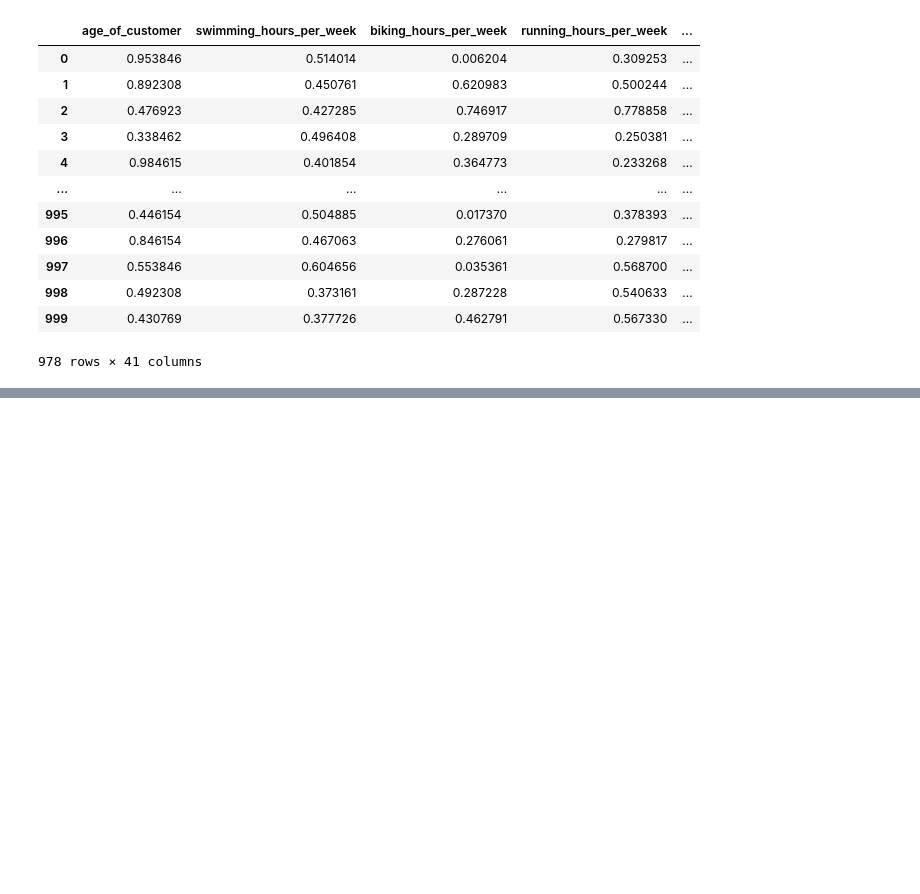
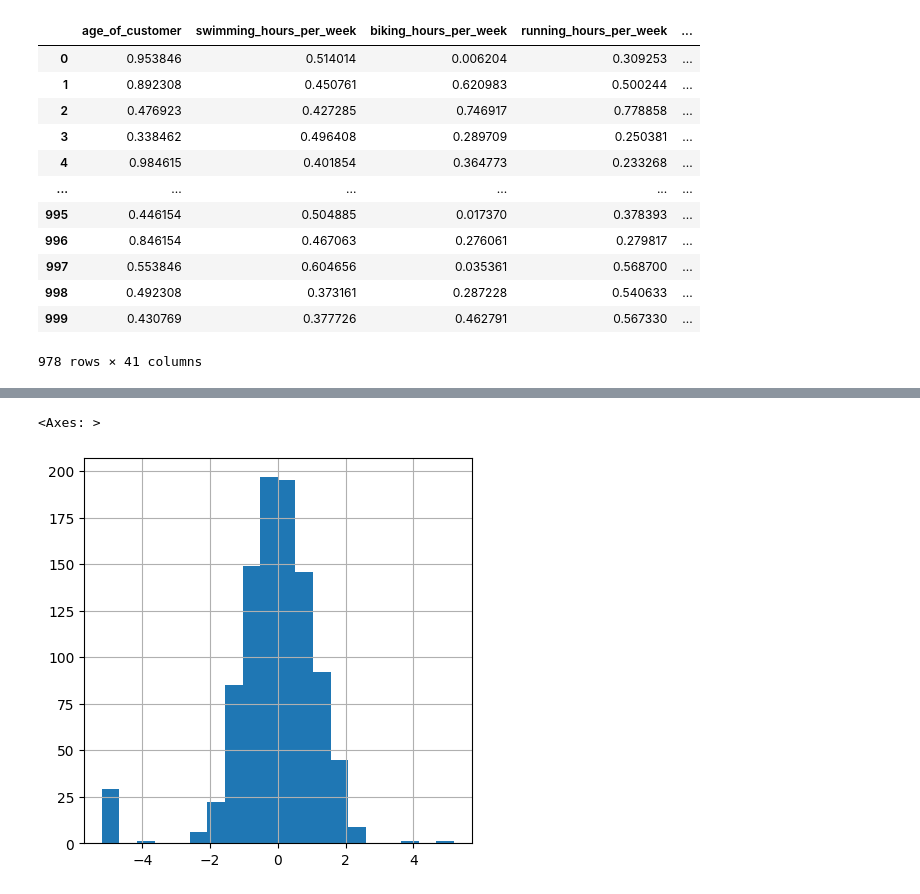
Before and after one commit to john2408/project_intro_ai, a Jupyter notebook: notebooks/Samuel/Task 2 Preprocessing.ipynb, the cells around one changed output, grey strips where cells are left out. Cells and saved outputs as stored; diff of their text form; code cells hidden in the pictures; blank space fills up the shorter version.

```diff
--- a/notebooks/Samuel/Task 2 Preprocessing.ipynb
+++ b/notebooks/Samuel/Task 2 Preprocessing.ipynb
@@ -281,0 +288,12 @@ df_normalized
+# %%
+from sklearn.preprocessing import QuantileTransformer
+
+qt = QuantileTransformer(n_quantiles=25, output_distribution='normal',random_state=0)
+trans_x=qt.fit_transform(np.array(df_normalized['biking_hours_per_week'].array.reshape(-1, 1)))
+
+df['biking_hours_per_week_qtransformed']=trans_x
+
+df['biking_hours_per_week_qtransformed'].hist(bins=20,figsize=(5, 5))
+# %% [output]
+<Axes: >
+[figure, added]
```
Also changed, not shown: parts of 1 cell of this notebook.
